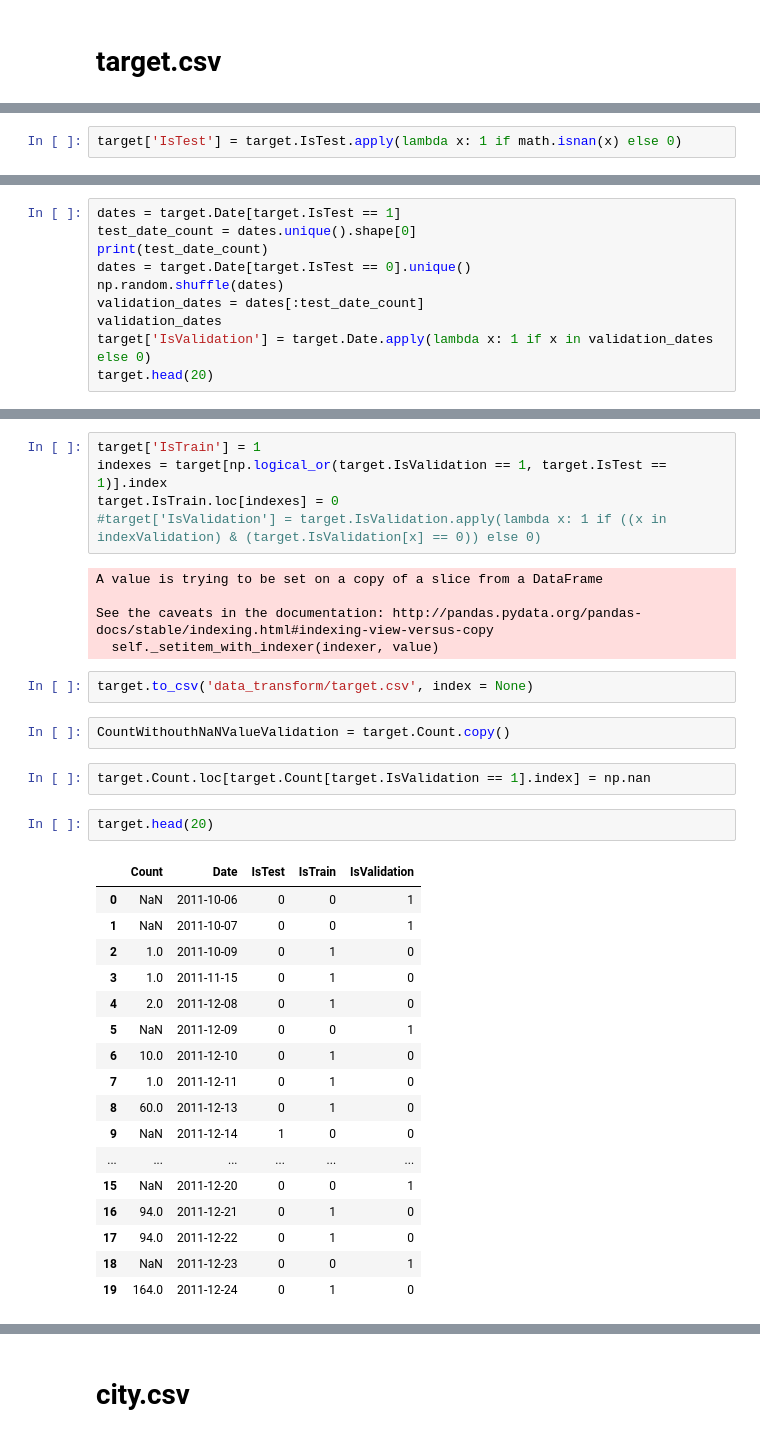
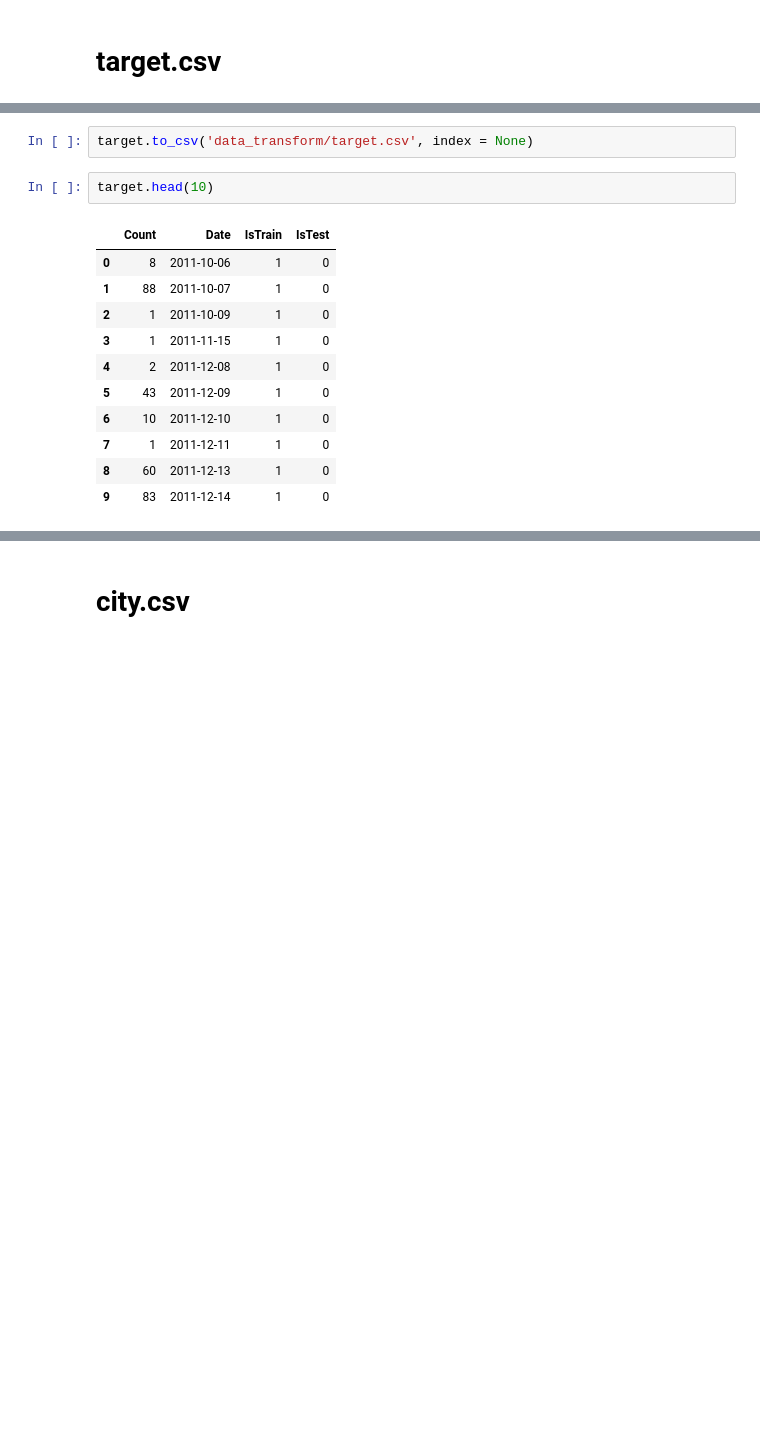
Before and after one commit to laol777/dodo, a Jupyter notebook: tranform_data.ipynb, the cells around one changed output, grey strips where cells are left out. Saved outputs shown, nothing was run; the diff lists cells and outputs as text; blank space fills up the shorter version.

```diff
--- a/tranform_data.ipynb
+++ b/tranform_data.ipynb
@@ -78,2 +59,0 @@ target['IsValidation'] = pd.Series(range(target.shape[0]))
-# %%
-target['IsTest'] = target.IsTest.apply(lambda x: 1 if math.isnan(x) else 0)
@@ -83,10 +59,0 @@ indexTrain, indexValidation = sklearn.cross_validation.train_test_split(withCoun
-# %%
-dates = target.Date[target.IsTest == 1]
-test_date_count = dates.unique().shape[0]
-print(test_date_count)
-dates = target.Date[target.IsTest == 0].unique()
-np.random.shuffle(dates)
-validation_dates = dates[:test_date_count]
-validation_dates
-target['IsValidation'] = target.Date.apply(lambda x: 1 if x in validation_dates else 0)
-target.head(20)
@@ -112,36 +60,16 @@ target.head(20)
-# %%
-target['IsTrain'] = 1
-indexes = target[np.logical_or(target.IsValidation == 1, target.IsTest == 1)].index
-target.IsTrain.loc[indexes] = 0
-#target['IsValidation'] = target.IsValidation.apply(lambda x: 1 if ((x in indexValidation) & (target.IsValidation[x] == 0)) else 0)
-# %% [output]
-A value is trying to be set on a copy of a slice from a DataFrame
-
-See the caveats in the documentation: http://pandas.pydata.org/pandas-docs/stable/indexing.html#indexing-view-versus-copy
-  self._setitem_with_indexer(indexer, value)
 # %%
 target.to_csv('data_transform/target.csv', index = None)
-# %%
-CountWithouthNaNValueValidation = target.Count.copy()
-# %%
-target.Count.loc[target.Count[target.IsValidation == 1].index] = np.nan
 # %%
-target.head(20)
+target.head(10)
 # %% [output]
-|  | Count | Date | IsTest | IsTrain | IsValidation |
-| 0 | NaN | 2011-10-06 | 0 | 0 | 1 |
-| 1 | NaN | 2011-10-07 | 0 | 0 | 1 |
-| 2 | 1.0 | 2011-10-09 | 0 | 1 | 0 |
-| 3 | 1.0 | 2011-11-15 | 0 | 1 | 0 |
-| 4 | 2.0 | 2011-12-08 | 0 | 1 | 0 |
-| 5 | NaN | 2011-12-09 | 0 | 0 | 1 |
-| 6 | 10.0 | 2011-12-10 | 0 | 1 | 0 |
-| 7 | 1.0 | 2011-12-11 | 0 | 1 | 0 |
-| 8 | 60.0 | 2011-12-13 | 0 | 1 | 0 |
-| 9 | NaN | 2011-12-14 | 1 | 0 | 0 |
-| ... | ... | ... | ... | ... | ... |
-| 15 | NaN | 2011-12-20 | 0 | 0 | 1 |
-| 16 | 94.0 | 2011-12-21 | 0 | 1 | 0 |
-| 17 | 94.0 | 2011-12-22 | 0 | 1 | 0 |
-| 18 | NaN | 2011-12-23 | 0 | 0 | 1 |
-| 19 | 164.0 | 2011-12-24 | 0 | 1 | 0 |
+|  | Count | Date | IsTrain | IsTest |
+| 0 | 8 | 2011-10-06 | 1 | 0 |
+| 1 | 88 | 2011-10-07 | 1 | 0 |
+| 2 | 1 | 2011-10-09 | 1 | 0 |
+| 3 | 1 | 2011-11-15 | 1 | 0 |
+| 4 | 2 | 2011-12-08 | 1 | 0 |
+| 5 | 43 | 2011-12-09 | 1 | 0 |
+| 6 | 10 | 2011-12-10 | 1 | 0 |
+| 7 | 1 | 2011-12-11 | 1 | 0 |
+| 8 | 60 | 2011-12-13 | 1 | 0 |
+| 9 | 83 | 2011-12-14 | 1 | 0 |
```
Also changed, not shown: parts of 53 cells of this notebook, 17 other files.
